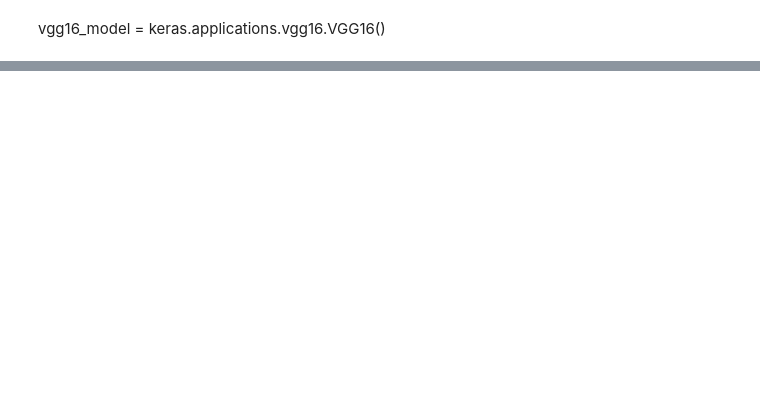
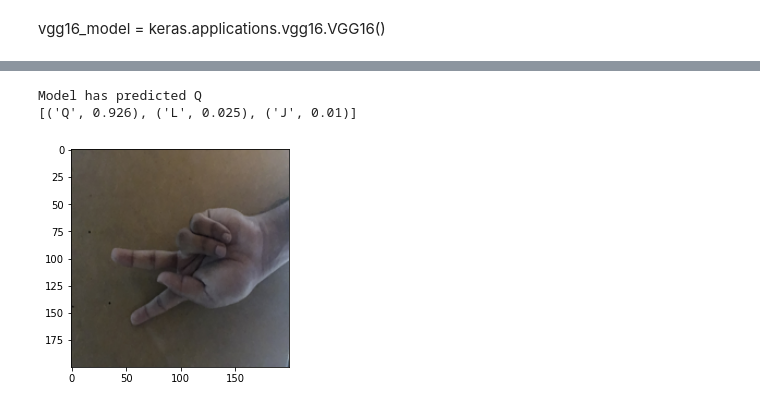
Before and after one commit to TyronSamaroo/ASL-Alpha-NeuralNet, a Jupyter notebook: ASL-Classification-Tyron.ipynb, the cells around one changed output, grey strips where cells are left out. Drawn from its saved outputs; the diff is of its cells as text; code cells hidden in the pictures; blank space fills up the shorter version.

```diff
--- a/ASL-Classification-Tyron.ipynb
+++ b/ASL-Classification-Tyron.ipynb
@@ -347,0 +282,10 @@ print("%s: %.2f%%" % (model.metrics_names[1], scores[1]*100))
+# %%
+def real_image_test(image, top_k = 3):
+    img = Image.open(image)
+    img = img.resize((200, 200))
+    img_arr = np.array(img)/ 255.0
+    image = np.expand_dims(img_arr, axis = 0)
+    print(f"Model has predicted {CATEGORIES[model.predict(image).argmax()]}")
+    print(show_guess(model.predict(image), top_k= top_k))
+    plt.imshow(image[0])
+    plt.show()
@@ -347,0 +341,7 @@ print("%s: %.2f%%" % (model.metrics_names[1], scores[1]*100))
+# %%
+#This fails :( suppose to be a K
+real_image_test('K_Tyron1.jpg')
+# %% [output]
+Model has predicted Q
+[('Q', 0.926), ('L', 0.025), ('J', 0.01)]
+[figure, added]
```
Also changed, not shown: parts of 39 cells of this notebook.
